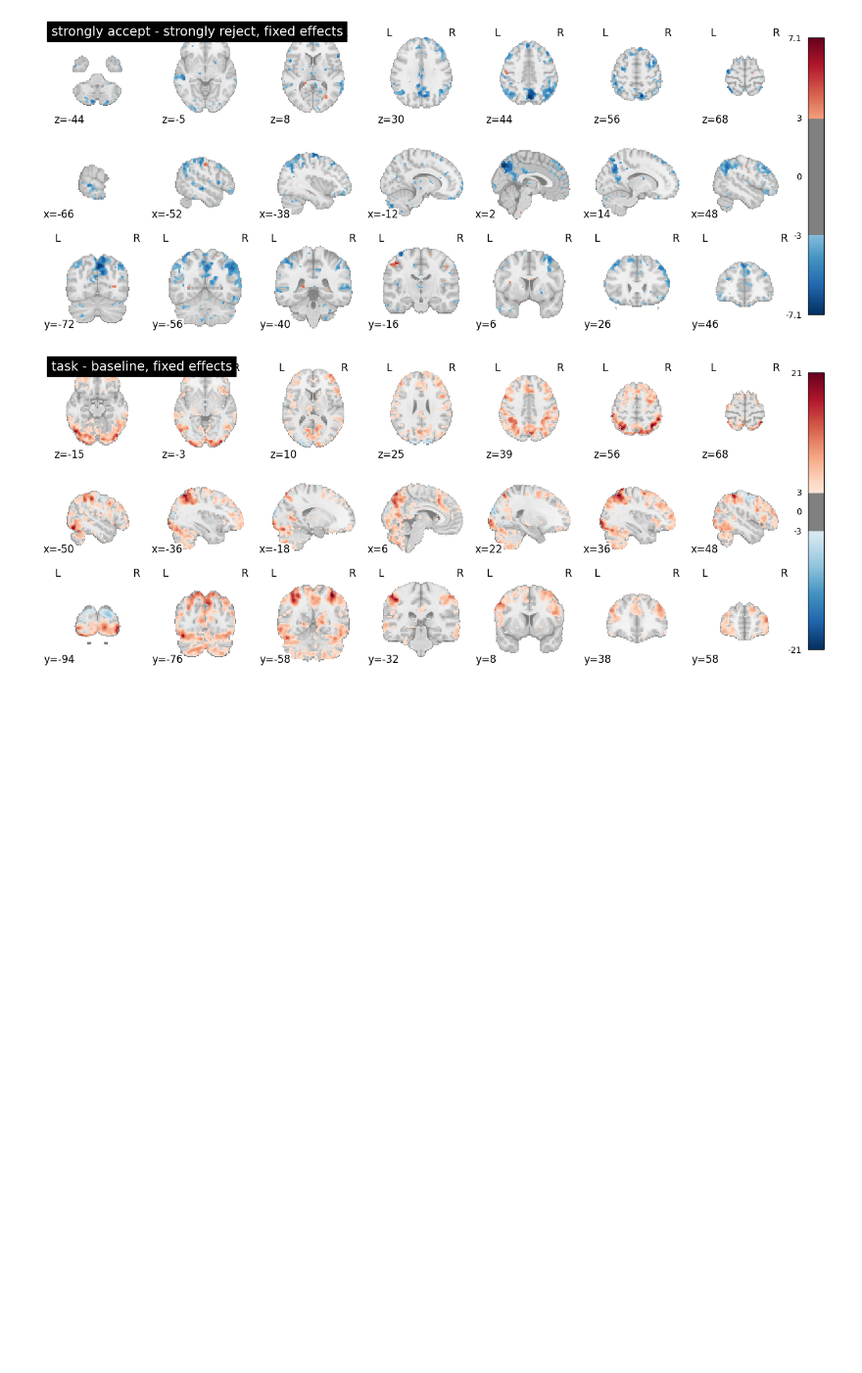
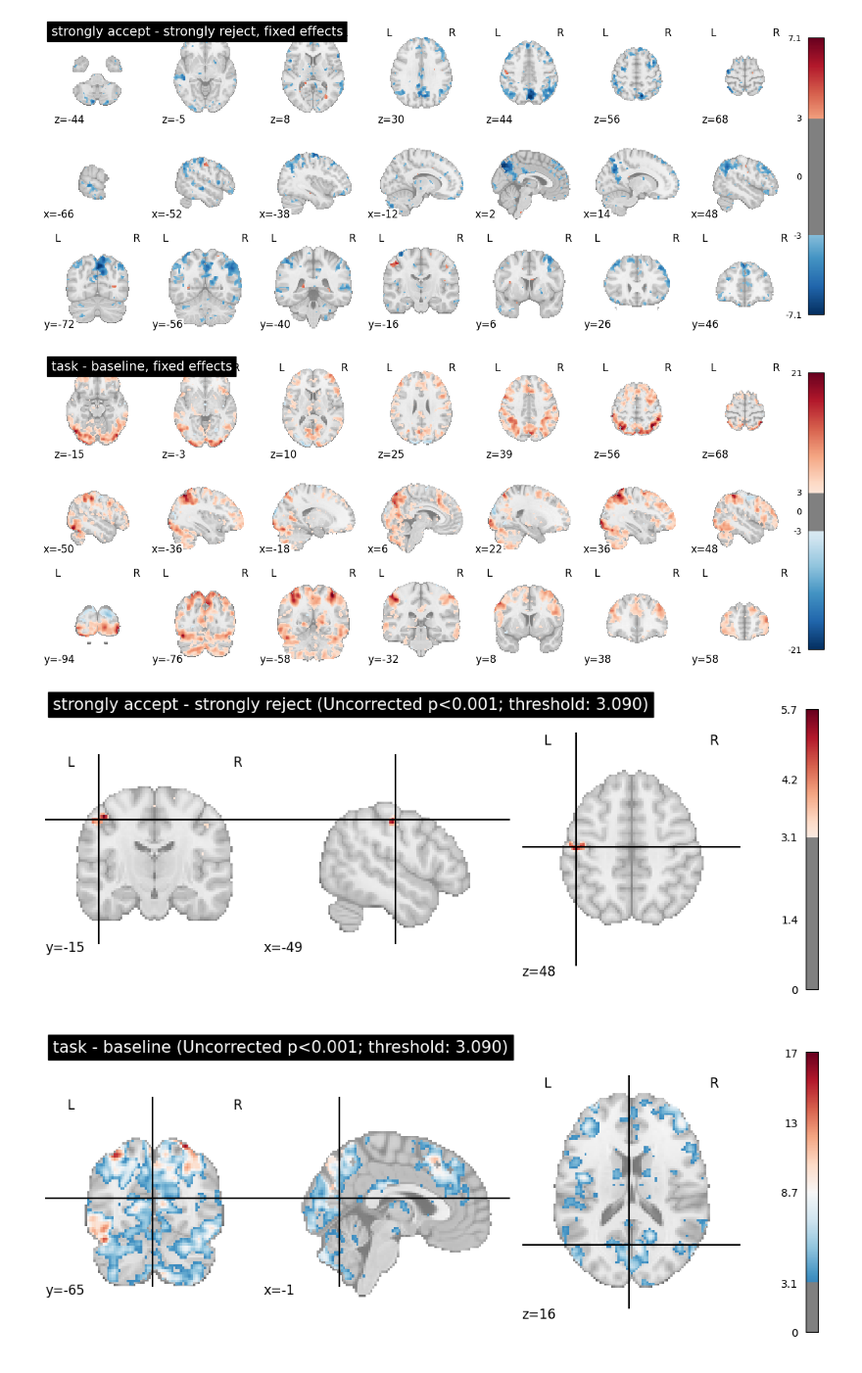
Before and after one commit to sjshim/neu271_glm_tutorial, a Jupyter notebook: fMRI_GLM_tutorial.ipynb, the cells around one changed output. Shown at 98% size. Cells and saved outputs as stored; diff of their text form; code cells hidden in the pictures; blank space fills up the shorter version.

```diff
--- a/fMRI_GLM_tutorial.ipynb
+++ b/fMRI_GLM_tutorial.ipynb
@@ -344,20 +342,24 @@ for contrast_id in contrasts.keys():
 # %%
 from nilearn.glm import threshold_stats_img
 
 for contrast_id in contrasts.keys():
+    z_map = fixed_fx_zmaps[contrast_id]
 
-clean_map, threshold = threshold_stats_img(
-    z_map,
-    alpha=0.001,
-    height_control="fpr",
-    two_sided=False,  # using a one-sided test
-)
+    clean_map, threshold = threshold_stats_img(
+        z_map,
+        alpha=0.001,
+        height_control="fpr",
+        two_sided=False,  # using a one-sided test
+    )
 
-plotting.plot_stat_map(
-    clean_map,
-    threshold=threshold,
-    title=(
-        f"(Uncorrected p<0.001; threshold: {threshold:.3f})"
-    ),
-    figure=plt.figure(figsize=(10, 4)),
-)
+    plotting.plot_stat_map(
+        clean_map,
+        threshold=threshold,
+        title=(
+            f"{contrast_id} (Uncorrected p<0.001; threshold: {threshold:.3f})"
+        ),
+        figure=plt.figure(figsize=(10, 4)),
+    )
+# %% [output]
+[figure, added]
+[figure, added]
```
Also changed, not shown: parts of 1 cell of this notebook.
